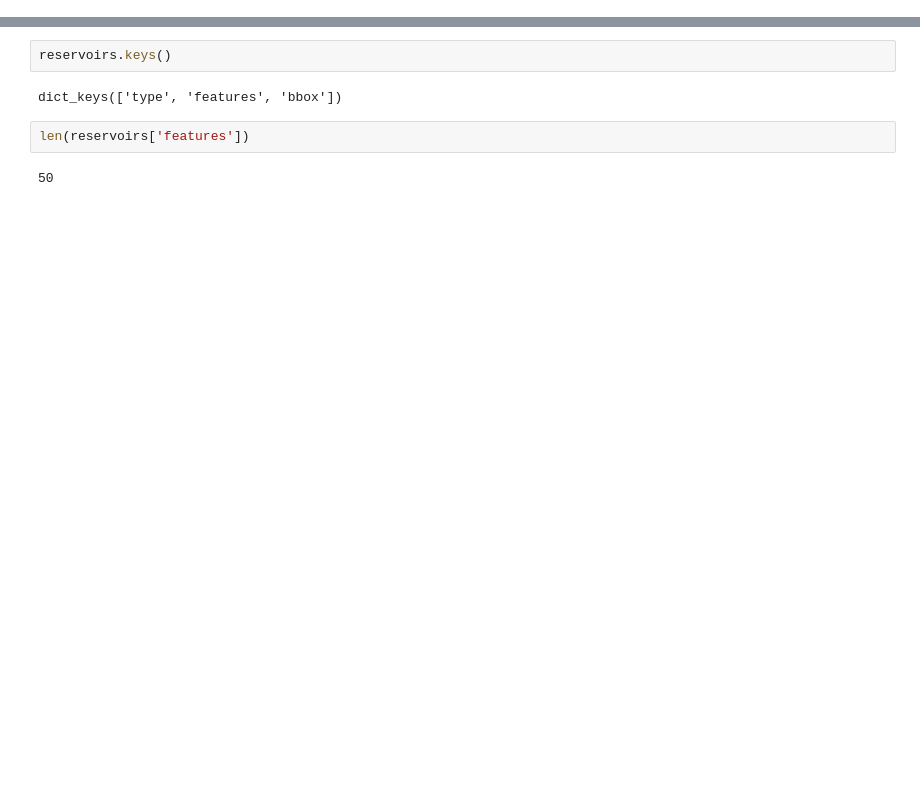
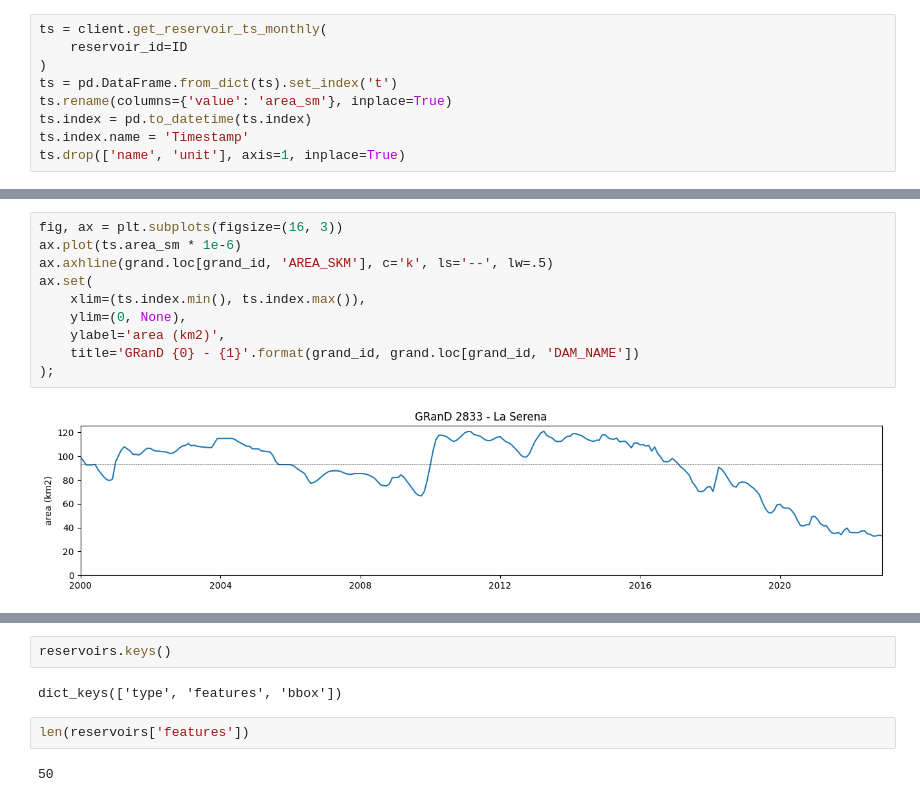
Before and after one commit to casadoj/lisflood-reservoirs, a Jupyter notebook: notebook/GlobalWaterWatch/GWW_API.ipynb, the cells around one changed output, grey strips where cells are left out. Saved outputs shown, nothing was run; the diff lists cells and outputs as text; blank space fills up the shorter version.

```diff
--- a/notebook/GlobalWaterWatch/GWW_API.ipynb
+++ b/notebook/GlobalWaterWatch/GWW_API.ipynb
@@ -7,0 +46,9 @@ AttributeError: module 'gwwapi' has no attribute 'client'
+# %%
+ts = client.get_reservoir_ts_monthly(
+    reservoir_id=ID
+)
+ts = pd.DataFrame.from_dict(ts).set_index('t')
+ts.rename(columns={'value': 'area_sm'}, inplace=True)
+ts.index = pd.to_datetime(ts.index)
+ts.index.name = 'Timestamp'
+ts.drop(['name', 'unit'], axis=1, inplace=True)
@@ -7,0 +70,12 @@ AttributeError: module 'gwwapi' has no attribute 'client'
+# %%
+fig, ax = plt.subplots(figsize=(16, 3))
+ax.plot(ts.area_sm * 1e-6)
+ax.axhline(grand.loc[grand_id, 'AREA_SKM'], c='k', ls='--', lw=.5)
+ax.set(
+    xlim=(ts.index.min(), ts.index.max()),
+    ylim=(0, None),
+    ylabel='area (km2)',
+    title='GRanD {0} - {1}'.format(grand_id, grand.loc[grand_id, 'DAM_NAME'])
+);
+# %% [output]
+[figure, added]
```
Also changed, not shown: parts of 18 cells of this notebook.
